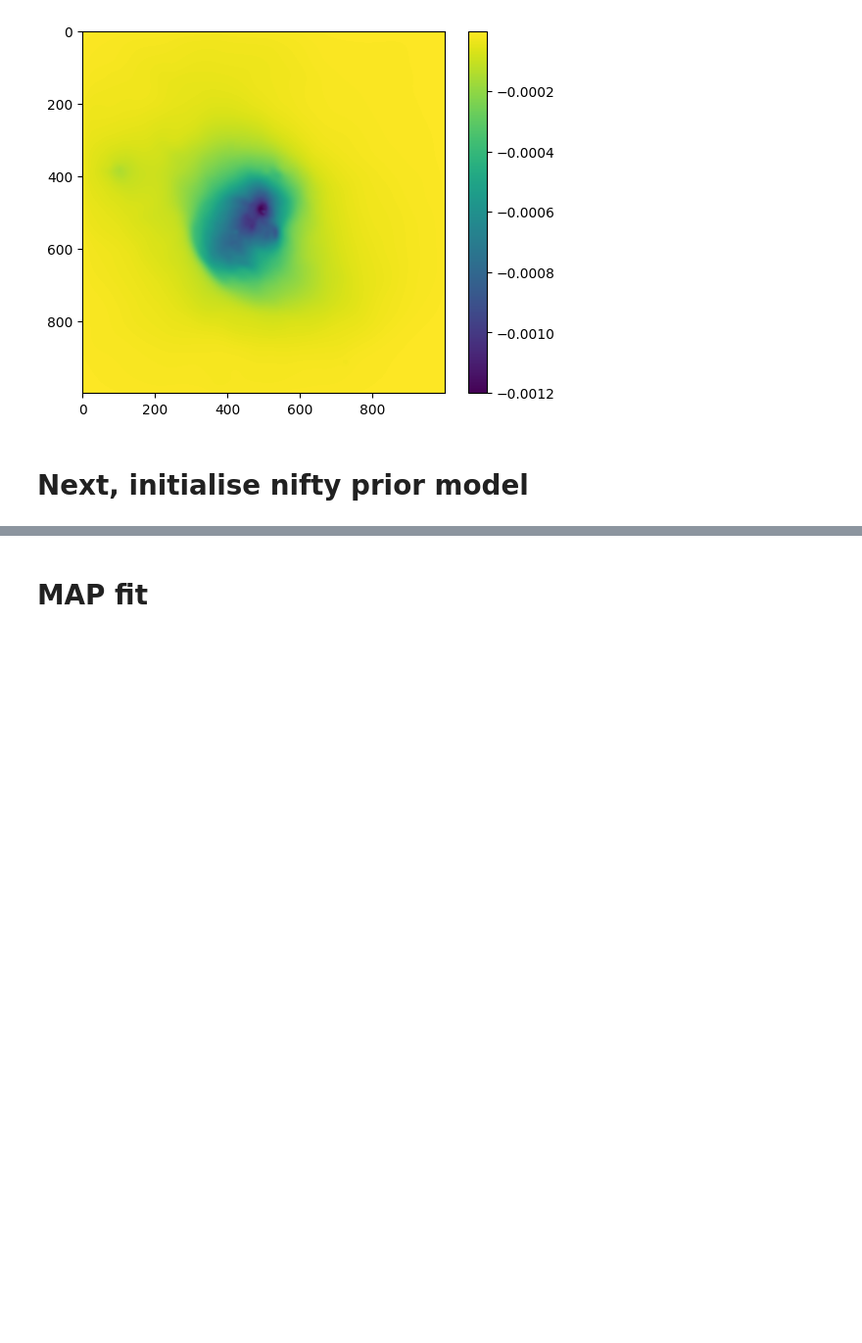
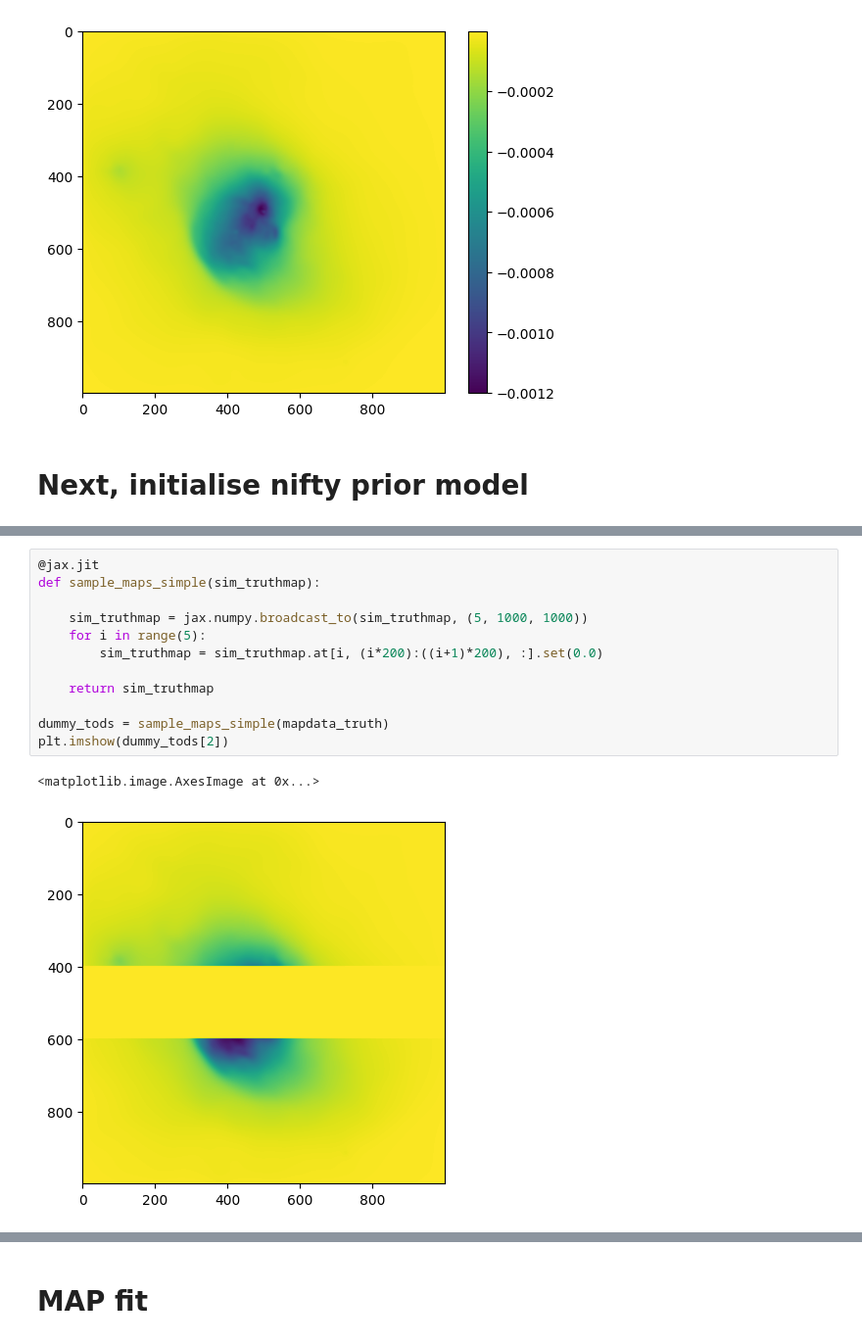
Before and after one commit to jwuerzinger/CMB_denoising, a Jupyter notebook: nifty_maria/nifty_maria_mapsampling.ipynb, the cells around one changed output, grey strips where cells are left out. Shown at 98% size. Saved outputs shown, nothing was run; the diff lists cells and outputs as text; blank space fills up the shorter version.

```diff
--- a/nifty_maria/nifty_maria_mapsampling.ipynb
+++ b/nifty_maria/nifty_maria_mapsampling.ipynb
@@ -207,3 +224,18 @@ def separably_filter(data, F, tol=1e-2, return_filter=False):
         #     break
 
     return (filtered_image, effective_filter) if return_filter else filtered_image
+# %%
+@jax.jit
+def sample_maps_simple(sim_truthmap):
+
+    sim_truthmap = jax.numpy.broadcast_to(sim_truthmap, (5, 1000, 1000))
+    for i in range(5):
+        sim_truthmap = sim_truthmap.at[i, (i*200):((i+1)*200), :].set(0.0)
+
+    return sim_truthmap
+
+dummy_tods = sample_maps_simple(mapdata_truth)
+plt.imshow(dummy_tods[2])
+# %% [output]
+<matplotlib.image.AxesImage at 0x...>
+[figure, added]
```
Also changed, not shown: parts of 16 cells of this notebook.
